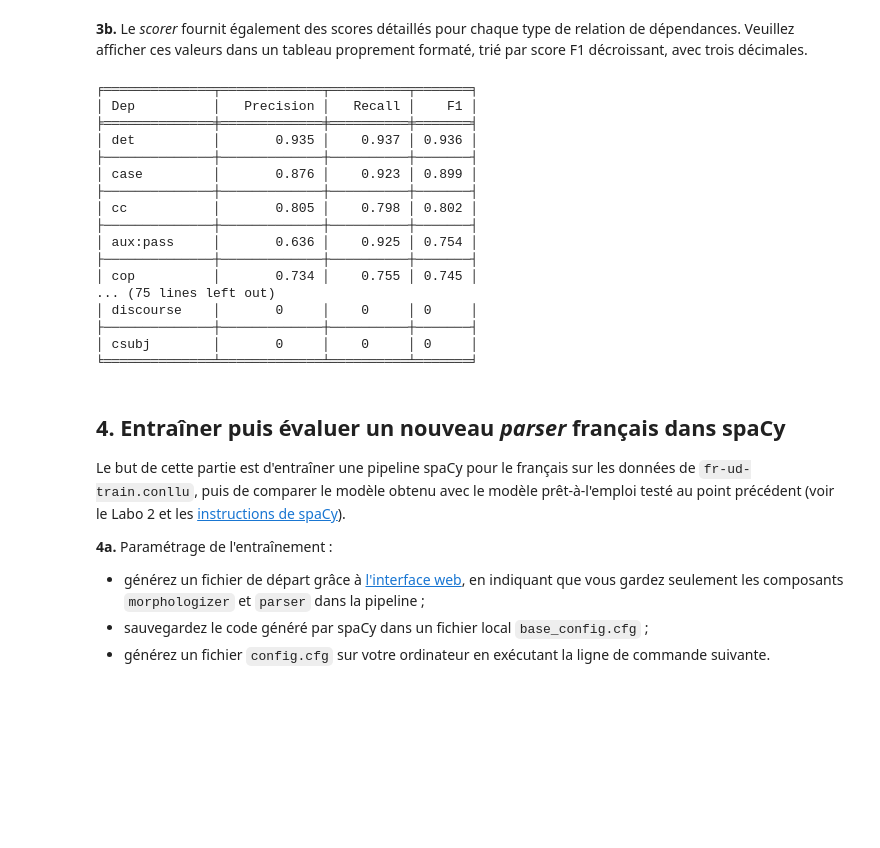
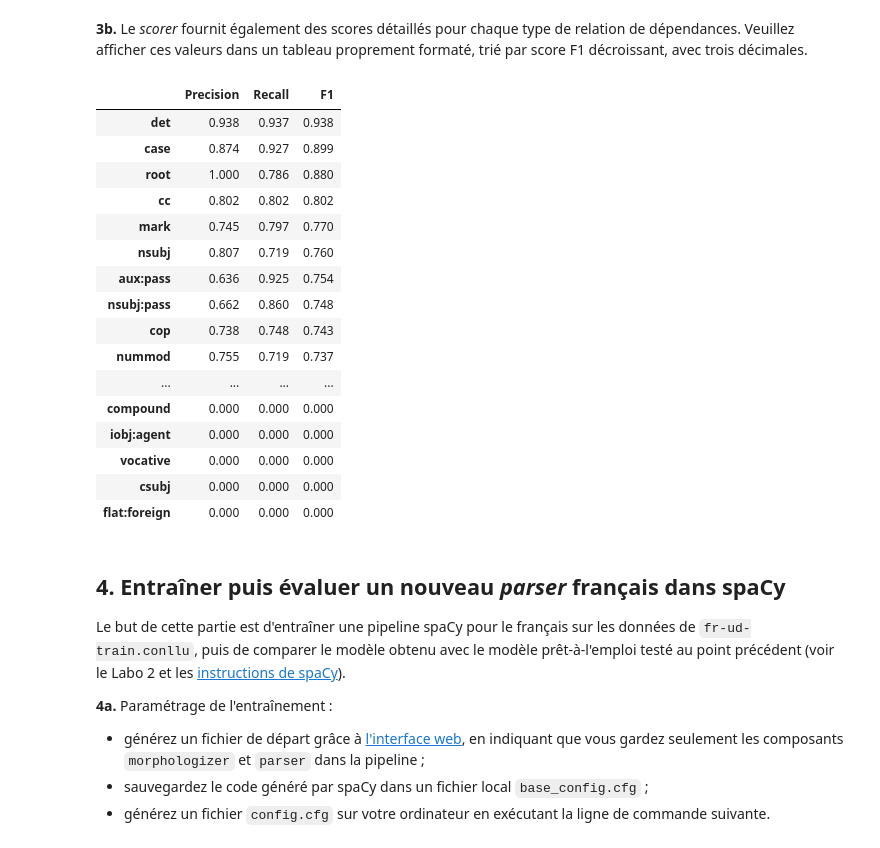
Before and after one commit to heig-lherman/tal, a Jupyter notebook: pw3/TAL_Labo3_Butty_Herman.ipynb, the cells around one changed output. Drawn from its saved outputs; the diff is of its cells as text; code cells hidden in the pictures; blank space fills up the shorter version.

```diff
--- a/pw3/TAL_Labo3_Butty_Herman.ipynb
+++ b/pw3/TAL_Labo3_Butty_Herman.ipynb
@@ -97,7 +81,6 @@ Les données sont les mêmes que celles du Labo 2.  Vous les avez déjà transfo
 # %%
 from spacy.tokens import DocBin, Doc
-
-test_data = DocBin().from_disk("../pw2/spacy_data/fr-ud-test.spacy")
+test_data = DocBin().from_disk("../Labo2/spacy_data/fr-ud-test.spacy")
 # for doc in test_data.get_docs(nlp.vocab):  # exemple
 #     for sent in doc.sents:
 #         print(sent)
@@ -107,8 +90,8 @@ test_data = DocBin().from_disk("../pw2/spacy_data/fr-ud-test.spacy")
 * Veuillez stocker la *7e phrase du 2e document des données de test* dans une variable nommée `s2`.
 * Veuillez afficher cette phrase (elle commence par "Trois ans").
 # %%
-# Veuillez écrire votre code ici.
-doc = list(test_data.get_docs(nlp.vocab))[1]
-s2 = list(doc.sents)[6]
-s2
+docs = list(test_data.get_docs(nlp.vocab))
+s2 = list(docs[1].sents)[6]
+
+print(f"7e phrase du 2e document :\t{s2}")
 # %% [output]
@@ -166,13 +144,10 @@ LAS: 0.846
 # %% [markdown]
 **3a.** Veuillez calculer les deux scores qui caractérisent l'analyseur en dépendances de la pipeline `nlp` sur toutes les données de test présentes dans `test_data`.  Comment se comparent ces scores avec ceux mentionnés [dans la documentation de fr_core_news_sm](https://spacy.io/models/fr#fr_core_news_sm) ?
 # %%
-# Veuillez écrire votre code ici.
-score = Scorer().score([
-    Example(
-        nlp(Doc(nlp.vocab, [token.text for token in doc])),
-        doc
-    ) for doc in test_data.get_docs(nlp.vocab)
-])
+score = Scorer().score(
+    [Example(nlp(doc.copy()), doc) for doc in test_data.get_docs(nlp.vocab)]
+)
+
 print(f"UAS: {score['dep_uas']:.3f}")
 print(f"LAS: {score['dep_las']:.3f}")
 # %% [output]
@@ -185,35 +160,30 @@ LAS: 0.675
 # %% [markdown]
 **3b.** Le *scorer* fournit également des scores détaillés pour chaque type de relation de dépendances.  Veuillez afficher ces valeurs dans un tableau proprement formaté, trié par score F1 décroissant, avec trois décimales.
-# %%
-# Veuillez écrire votre code ici.
-from tabulate import tabulate
-
-dep_las_per_type = score["dep_las_per_type"]
-dep_las_per_type = sorted(dep_las_per_type.items(), key=lambda x: x[1]["f"], reverse=True)
-
-print(tabulate(
-    [(dep, f"{score['p']:.3f}", f"{score['r']:.3f}", f"{score['f']:.3f}") for dep, score in dep_las_per_type],
-    headers=["Dep", "Precision", "Recall", "F1"],
-    tablefmt="fancy_grid"
-))
-# %% [output]
-╒══════════════╤═════════════╤══════════╤═══════╕
-│ Dep          │   Precision │   Recall │    F1 │
-╞══════════════╪═════════════╪══════════╪═══════╡
-│ det          │       0.935 │    0.937 │ 0.936 │
-├──────────────┼─────────────┼──────────┼───────┤
-│ case         │       0.876 │    0.923 │ 0.899 │
-├──────────────┼─────────────┼──────────┼───────┤
-│ cc           │       0.805 │    0.798 │ 0.802 │
-├──────────────┼─────────────┼──────────┼───────┤
-│ aux:pass     │       0.636 │    0.925 │ 0.754 │
-├──────────────┼─────────────┼──────────┼───────┤
-│ cop          │       0.734 │    0.755 │ 0.745 │
-... (75 lines left out)
-│ discourse    │       0     │    0     │ 0     │
-├──────────────┼─────────────┼──────────┼───────┤
-│ csubj        │       0     │    0     │ 0     │
-╘══════════════╧═════════════╧══════════╧═══════╛
+# %%
+df = pd.DataFrame.from_dict(score["dep_las_per_type"], orient='index')
+df.columns = ['Precision', 'Recall', 'F1']
+df.sort_values(by='F1', ascending=False, inplace=True)
+
+pd.options.display.float_format = "{:.3f}".format
+df
+# %% [output]
+|  | Precision | Recall | F1 |
+| det | 0.938 | 0.937 | 0.938 |
+| case | 0.874 | 0.927 | 0.899 |
+| root | 1.000 | 0.786 | 0.880 |
+| cc | 0.802 | 0.802 | 0.802 |
+| mark | 0.745 | 0.797 | 0.770 |
+| nsubj | 0.807 | 0.719 | 0.760 |
+| aux:pass | 0.636 | 0.925 | 0.754 |
+| nsubj:pass | 0.662 | 0.860 | 0.748 |
+| cop | 0.738 | 0.748 | 0.743 |
+| nummod | 0.755 | 0.719 | 0.737 |
+| ... | ... | ... | ... |
+| compound | 0.000 | 0.000 | 0.000 |
+| iobj:agent | 0.000 | 0.000 | 0.000 |
+| vocative | 0.000 | 0.000 | 0.000 |
+| csubj | 0.000 | 0.000 | 0.000 |
+| flat:foreign | 0.000 | 0.000 | 0.000 |
 # %% [markdown]
 ## 4. Entraîner puis évaluer un nouveau *parser* français dans spaCy
 
```
Also changed, not shown: parts of 31 cells of this notebook, 31 other files.
